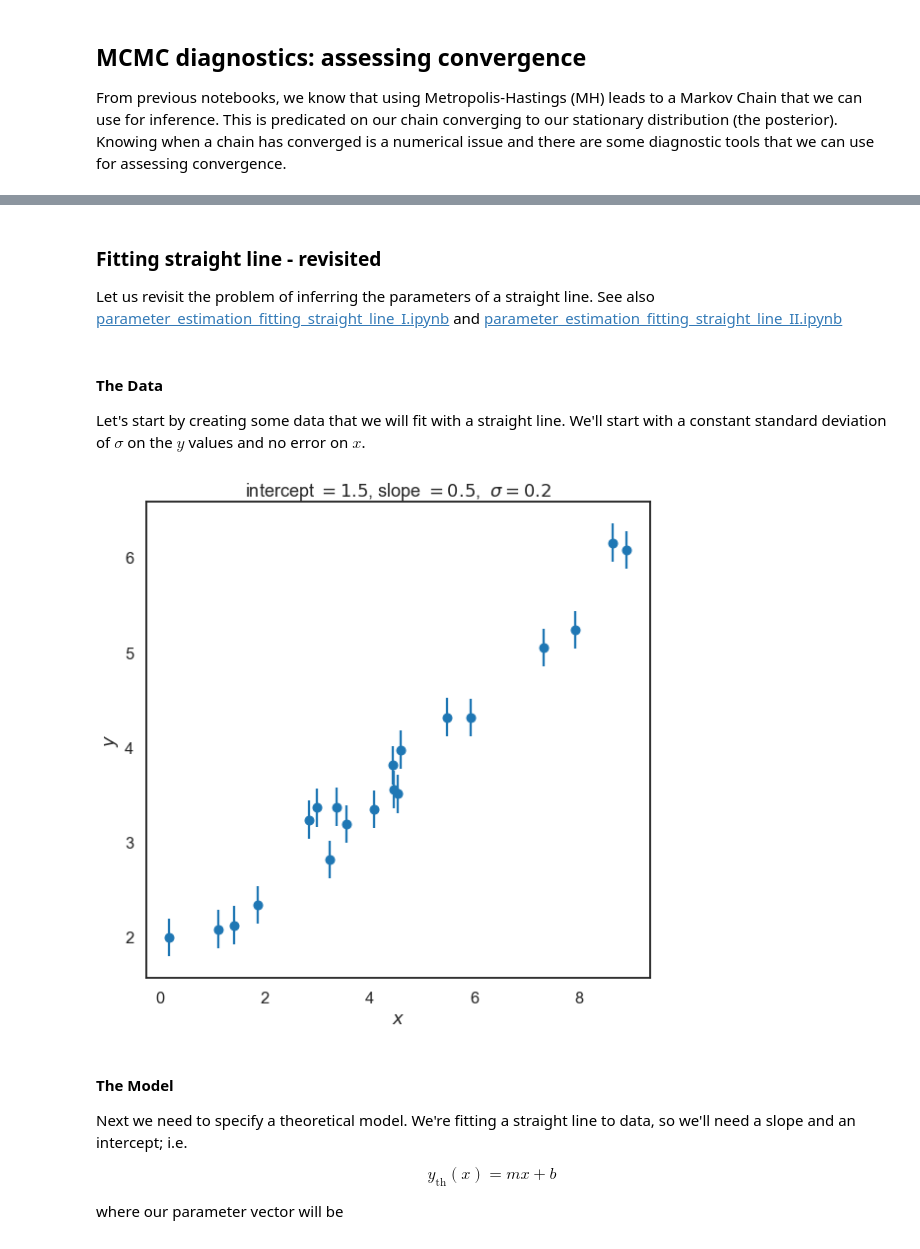
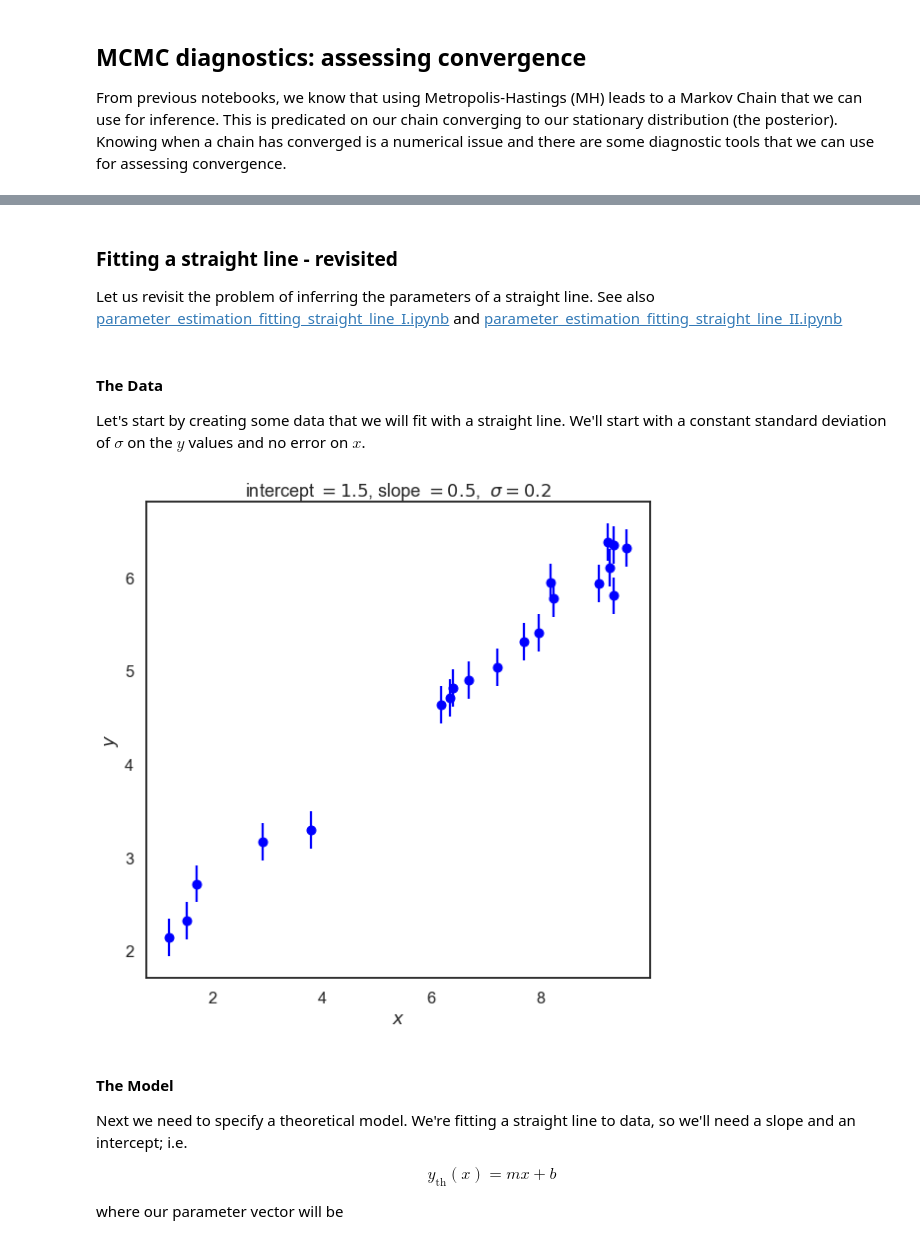
Before and after one commit to furnstahl/Physics-8805, a Jupyter notebook: topics/mcmc-sampling/MCMC-diagnostics.ipynb, the cells around one changed output, grey strips where cells are left out. Cells and saved outputs as stored; diff of their text form; code cells hidden in the pictures.

```diff
--- a/topics/mcmc-sampling/MCMC-diagnostics.ipynb
+++ b/topics/mcmc-sampling/MCMC-diagnostics.ipynb
@@ -27,51 +27,52 @@ From previous notebooks, we know that using Metropolis-Hastings (MH) leads to a
 #### BDA3: Gelman et al, Fig. 11.1
 ![BDA3: Gelman et al, Fig. 11.1](gelman_11.1.png)
 # %% [markdown]
-### Fitting straight line - revisited
+### Fitting a straight line - revisited
 Let us revisit the problem of inferring the parameters of a straight line. See also [parameter_estimation_fitting_straight_line_I.ipynb](../bayesian-parameter-estimation/parameter_estimation_fitting_straight_line_I.ipynb) and [parameter_estimation_fitting_straight_line_II.ipynb](../why-bayes-is-better/parameter_estimation_fitting_straight_line_II.ipynb)
 # %% [markdown]
 #### The Data
 
 Let's start by creating some data that we will fit with a straight line.  We'll start with a constant standard deviation of $\sigma$ on the $y$ values and no error on $x$.
 # %%
-def make_data(intercept, slope, N=20, dy=.2, rseed=42):
+np.random.seed()   # set up the random seed for later calls
+
+def make_data(intercept, slope, N_pts=20, dy=.2, rseed=None):
     """Given a straight line defined by intercept and slope:
           y = slope * x + intercept
-       generate N points randomly spaced points from x=0 to x=100
+       generate N_pts points randomly spaced points from x=0 to x=x_max
        with Gaussian (i.e., normal) error with mean zero and standard
        deviation dy.
+
+       Unless rseed is specified as an integer, new random data will be
+       generated each time.
 
        Return the x and y arrays and an array of standard deviations.
     """
     rand = np.random.RandomState(rseed)
-    x = 10 * rand.rand(N)  # choose the x values randomly in [0,100]
+
+    x_max = 10.
+    x = x_max * rand.rand(N_pts)  # choose the x values randomly in [0,10]
     y = intercept + slope * x  # This is the y value without noise
-    y += dy * rand.randn(N)    # Add in Gaussian noise
+    y += dy * rand.randn(N_pts)    # Add in Gaussian noise
     return x, y, dy * np.ones_like(x)  # return coordinates and error bars
 
+# Specify the true parameters and make sample data
 intercept = 1.5   # true intercept (called b elsewhere)
 slope = 0.5       # true slope (called m elsewhere)
 theta_true = [intercept, slope]  # put parameters in a true theta vector
-x, y, dy = make_data(*theta_true, rseed=48)
+x, y, dy = make_data(*theta_true)
 
-# Data from student lab observations;
-# d0 = Galaxy distances in MPc
-# v0 = Galaxy velocity in km/sec
-#x = np.array([6.75, 25, 33.8, 9.36, 21.8, 5.58, 8.52, 15.1])/10
-#y = np.array([462, 2562, 2130, 750, 2228, 598, 224, 971])/1000
-# Assumed exp. uncertainty
-#dy = .2*np.ones_like(y)
-
+# Make a plot of the data
 fig, ax = plt.subplots(figsize=(8,8))
-ax.errorbar(x, y, dy, fmt='o')
+ax.errorbar(x, y, dy, fmt='o', color='blue')
 ax.set_xlabel(r'$x$')
 ax.set_ylabel(r'$y$')
 plot_title = rf'intercept $= {intercept:.1f}$, slope $= {slope:.1f}$, ' \
               + rf' $\sigma = {dy[0]:.1f}$'
 ax.set_title(plot_title)
 fig.tight_layout()
 # %% [output]
-[figure, old version]
+[figure, new version]
 # %% [markdown]
 #### The Model
 
```
Also changed, not shown: parts of 16 cells of this notebook.
